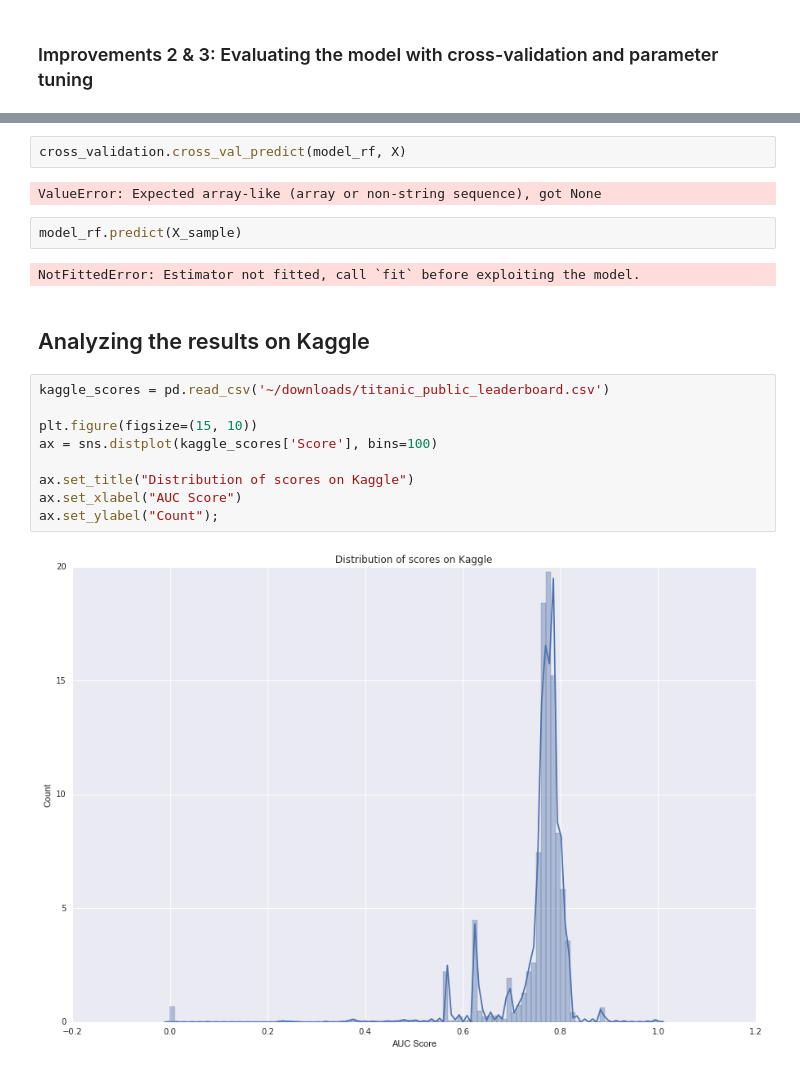
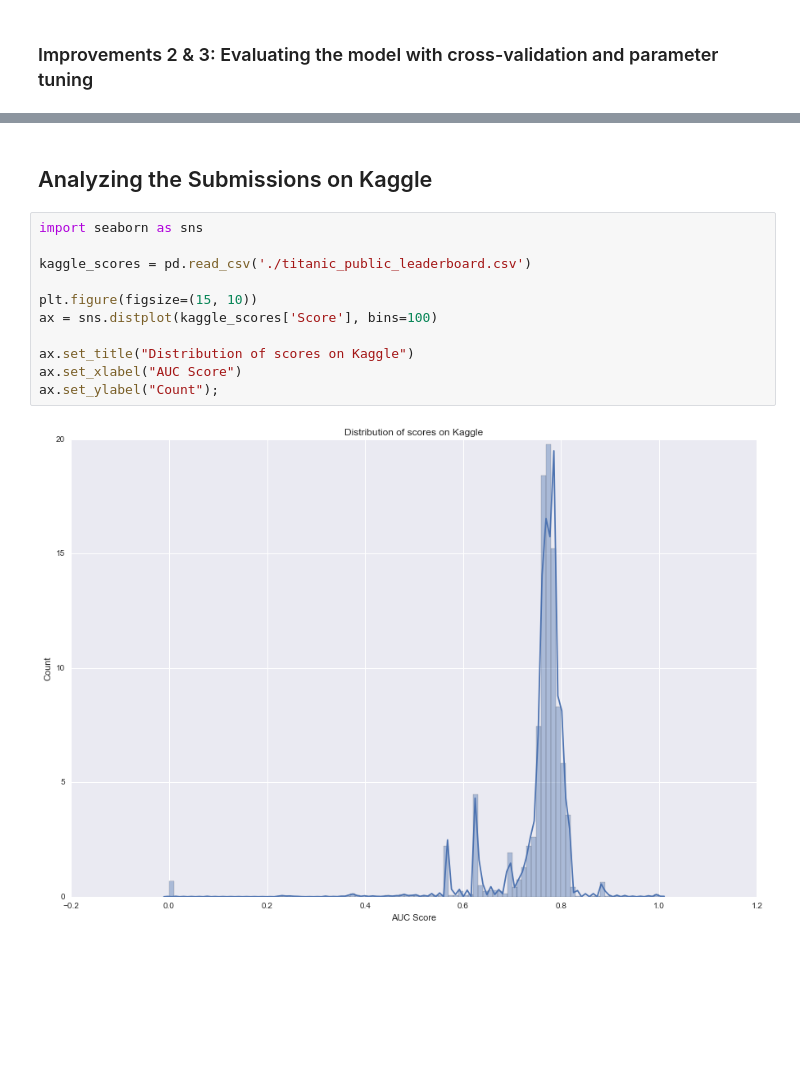
Before and after one commit to nicolairobles/DAT-NYC-37, a Jupyter notebook: lessons/lesson-13/Group-Exercise-Review.ipynb, the cells around one changed output, grey strips where cells are left out. Saved outputs shown, nothing was run; the diff lists cells and outputs as text; blank space fills up the shorter version.

```diff
--- a/lessons/lesson-13/Group-Exercise-Review.ipynb
+++ b/lessons/lesson-13/Group-Exercise-Review.ipynb
@@ -375,21 +328,15 @@ AttributeError: 'float' object has no attribute 'lower'
-# %%
-cross_validation.cross_val_predict(model_rf, X)
-# %% [output]
-ValueError: Expected array-like (array or non-string sequence), got None
-# %%
-model_rf.predict(X_sample)
-# %% [output]
-NotFittedError: Estimator not fitted, call `fit` before exploiting the model.
 # %% [markdown]
-## Analyzing the results on Kaggle
+## Analyzing the Submissions on Kaggle
 # %%
-kaggle_scores = pd.read_csv('~/downloads/titanic_public_leaderboard.csv')
+import seaborn as sns
+
+kaggle_scores = pd.read_csv('./titanic_public_leaderboard.csv')
 
 plt.figure(figsize=(15, 10))
 ax = sns.distplot(kaggle_scores['Score'], bins=100)
 
 ax.set_title("Distribution of scores on Kaggle")
 ax.set_xlabel("AUC Score")
 ax.set_ylabel("Count");
 # %% [output]
-[figure, old version]
+[figure, new version]
```
Also changed, not shown: parts of 14 cells of this notebook, 1 other file.
